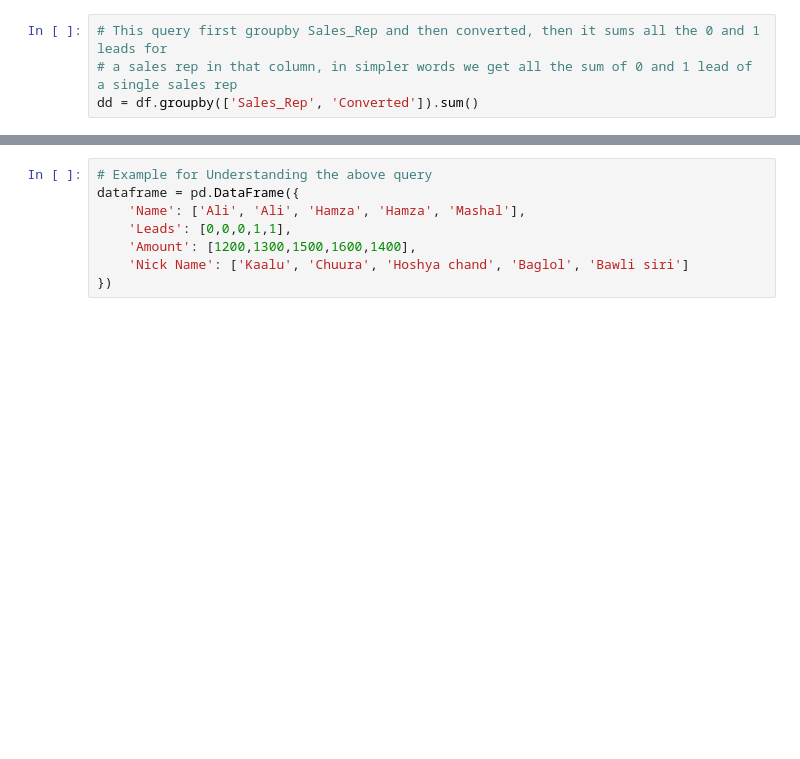
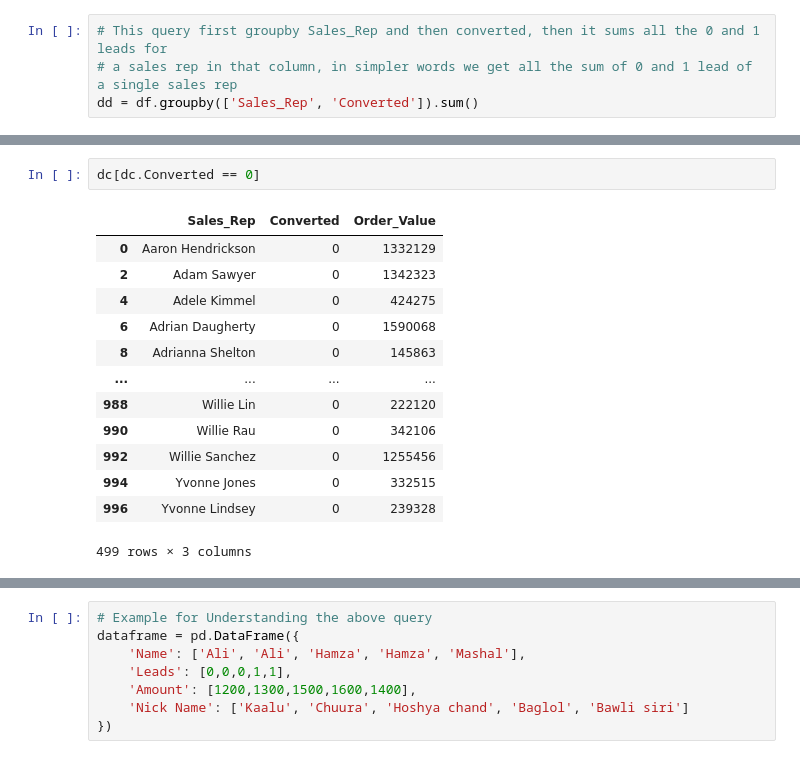
Before and after one commit to ALIKHAN4/Python-Pandas, a Jupyter notebook: Groupby.ipynb, the cells around one changed output, grey strips where cells are left out. Cells and saved outputs as stored; diff of their text form; blank space fills up the shorter version.

```diff
--- a/Groupby.ipynb
+++ b/Groupby.ipynb
@@ -156,0 +192,16 @@ dd
+# %%
+dc[dc.Converted == 0]
+# %% [output]
+|  | Sales_Rep | Converted | Order_Value |
+| 0 | Aaron Hendrickson | 0 | 1332129 |
+| 2 | Adam Sawyer | 0 | 1342323 |
+| 4 | Adele Kimmel | 0 | 424275 |
+| 6 | Adrian Daugherty | 0 | 1590068 |
+| 8 | Adrianna Shelton | 0 | 145863 |
+| ... | ... | ... | ... |
+| 988 | Willie Lin | 0 | 222120 |
+| 990 | Willie Rau | 0 | 342106 |
+| 992 | Willie Sanchez | 0 | 1255456 |
+| 994 | Yvonne Jones | 0 | 332515 |
+| 996 | Yvonne Lindsey | 0 | 239328 |
+499 rows × 3 columns
```
Also changed, not shown: parts of 19 cells of this notebook.
